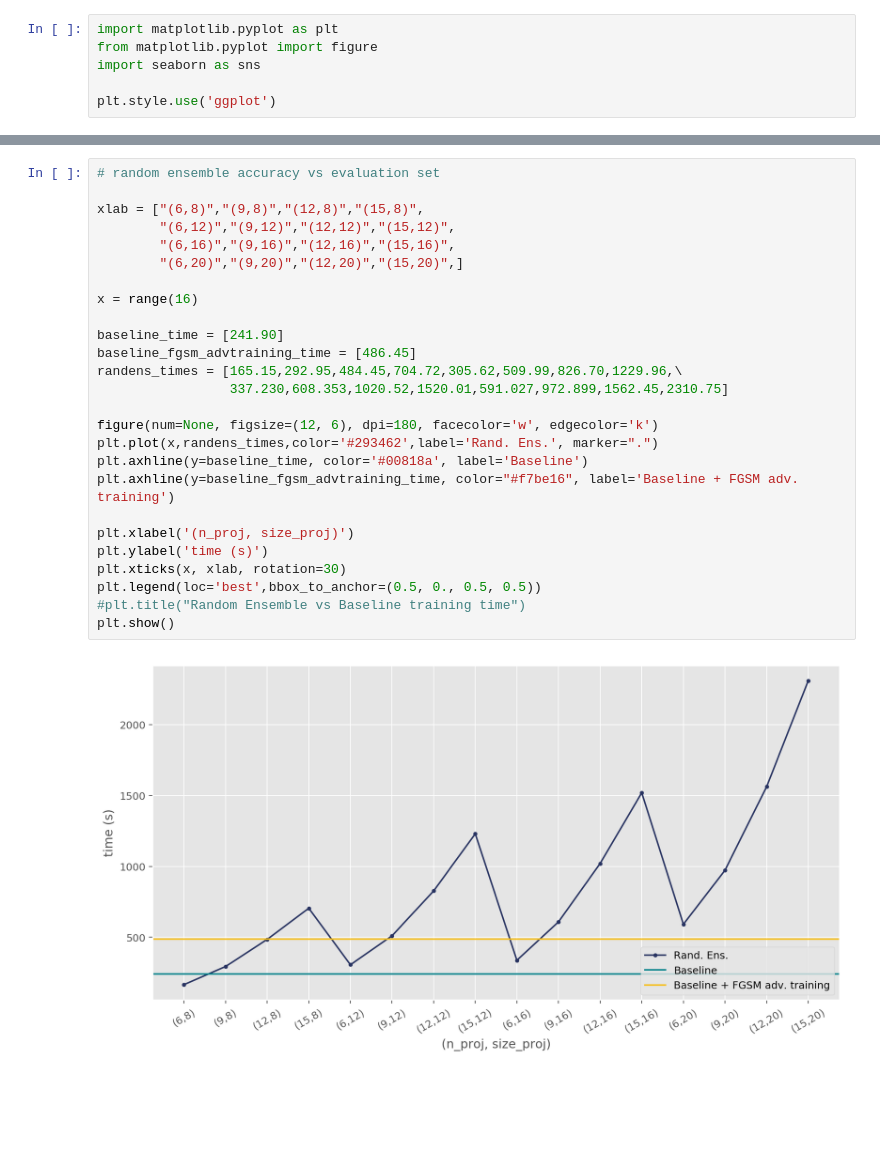
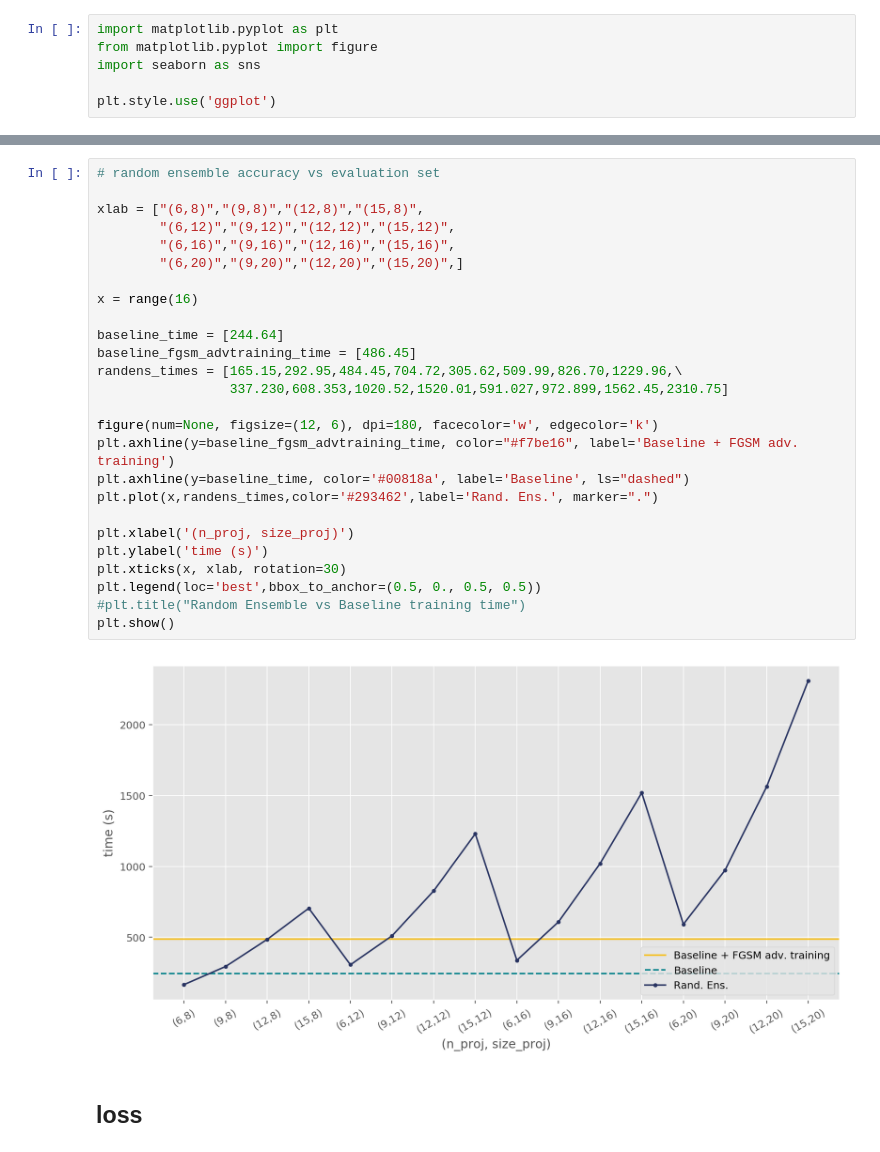
Before and after one commit to ginevracoal/adversarial_examples, a Jupyter notebook: notebooks/plots.ipynb, the cells around one changed output, grey strips where cells are left out. Drawn from its saved outputs; the diff is of its cells as text; blank space fills up the shorter version.

```diff
--- a/notebooks/plots.ipynb
+++ b/notebooks/plots.ipynb
@@ -171,28 +224,30 @@ fig.show()
 # %%
 # random ensemble accuracy vs evaluation set
 
 xlab = ["(6,8)","(9,8)","(12,8)","(15,8)",
         "(6,12)","(9,12)","(12,12)","(15,12)",
         "(6,16)","(9,16)","(12,16)","(15,16)",
         "(6,20)","(9,20)","(12,20)","(15,20)",]
 
 x = range(16)
 
-baseline_time = [241.90]
+baseline_time = [244.64]
 baseline_fgsm_advtraining_time = [486.45]
 randens_times = [165.15,292.95,484.45,704.72,305.62,509.99,826.70,1229.96,\
                  337.230,608.353,1020.52,1520.01,591.027,972.899,1562.45,2310.75]
 
 figure(num=None, figsize=(12, 6), dpi=180, facecolor='w', edgecolor='k')
+plt.axhline(y=baseline_fgsm_advtraining_time, color="#f7be16", label='Baseline + FGSM adv. training')
+plt.axhline(y=baseline_time, color='#00818a', label='Baseline', ls="dashed")
 plt.plot(x,randens_times,color='#293462',label='Rand. Ens.', marker=".")
-plt.axhline(y=baseline_time, color='#00818a', label='Baseline')
-plt.axhline(y=baseline_fgsm_advtraining_time, color="#f7be16", label='Baseline + FGSM adv. training')
 
 plt.xlabel('(n_proj, size_proj)')
 plt.ylabel('time (s)')
 plt.xticks(x, xlab, rotation=30)
 plt.legend(loc='best',bbox_to_anchor=(0.5, 0., 0.5, 0.5))
 #plt.title("Random Ensemble vs Baseline training time")
 plt.show()
 # %% [output]
-[figure, old version]
+[figure, new version]
+# %% [markdown]
+## loss
```
Also changed, not shown: parts of 11 cells of this notebook, 35 other files.
